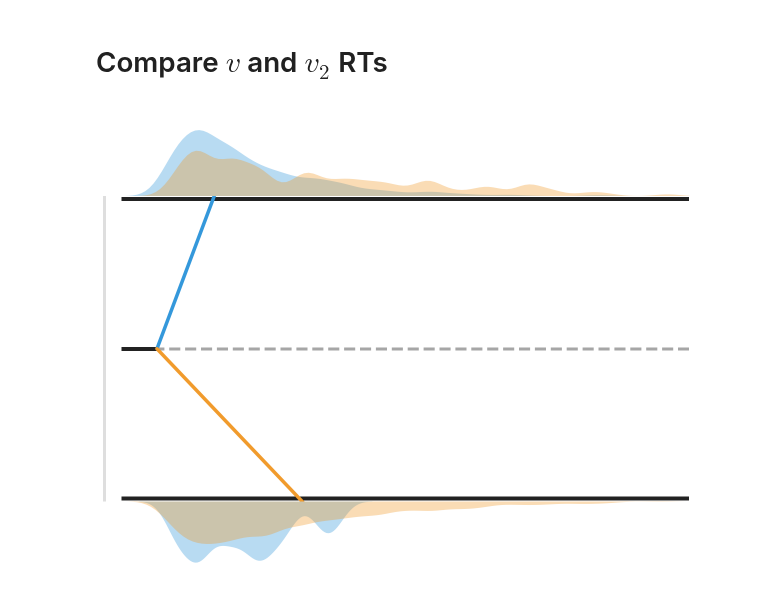
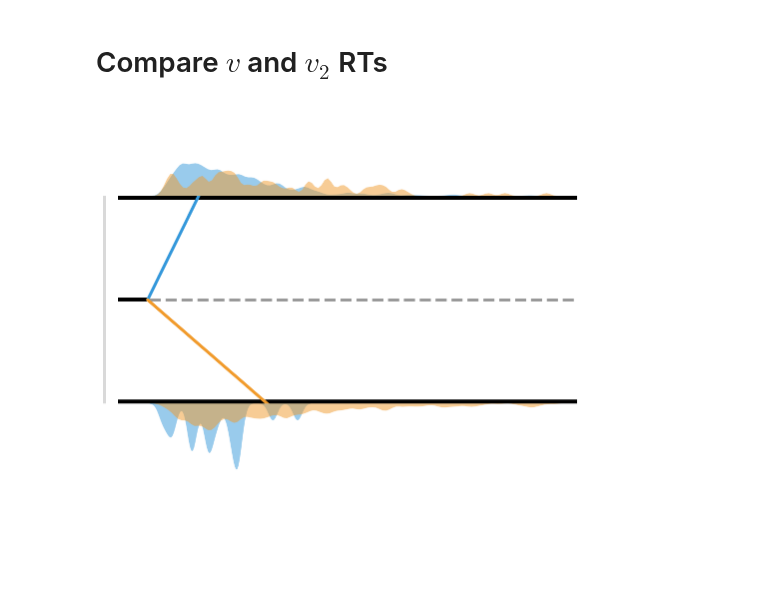
Before and after one commit to CoAxLab/AdaptiveDecisionMaking_2018, a Jupyter notebook: notebooks/Lab1 - SDT and DDM.ipynb, the cells around one changed output. Drawn from its saved outputs; the diff is of its cells as text; code cells hidden in the pictures; blank space fills up the shorter version.

```diff
--- a/notebooks/Lab1 - SDT and DDM.ipynb
+++ b/notebooks/Lab1 - SDT and DDM.ipynb
@@ -38,7 +56,7 @@ def sim_ddm_trace(rProb, trace, parameters):
 # %% [markdown]
 # Define Parameters
 # %%
-a = .15 #boundary height
+a = .15 # boundary height
 v = .24 # strong drift-rate
 v2 = -.12 # weak drift-rate for comparison
 tr = .25 # nondecision time (in seconds)
@@ -48,7 +66,7 @@ dt = .001 # time step
 si = .1 # sigma (noise scalar)
 deadline = 1.75 # max decision time
 
-ntrials = 1000 # number of trials to simulate
+ntrials = 750 # number of trials to simulate
 data = np.zeros((ntrials, 2)) # empty matrix Ntrials x 2 (cols for RT & Choice)
 data2 = np.zeros((ntrials, 2)) # empty matrix Ntrials x 2 (cols for RT & Choice)
 # %%
@@ -80,6 +98,6 @@ ax = vis.plot_ddm_traces(df2, trace2, parameters2, plot_v=True)
 # %% [markdown]
 # Compare $v$ and $v_2$ RTs
 # %%
-ax = vis.compare_drift_effects([df, df2], [parameters, parameters2], deadline=deadline)
+ax = vis.compare_drift_effects([df, df2], [parameters, parameters2])
 # %% [output]
-[figure, old version]
+[figure, new version]
```
Also changed, not shown: parts of 7 cells of this notebook, 4 other files.
